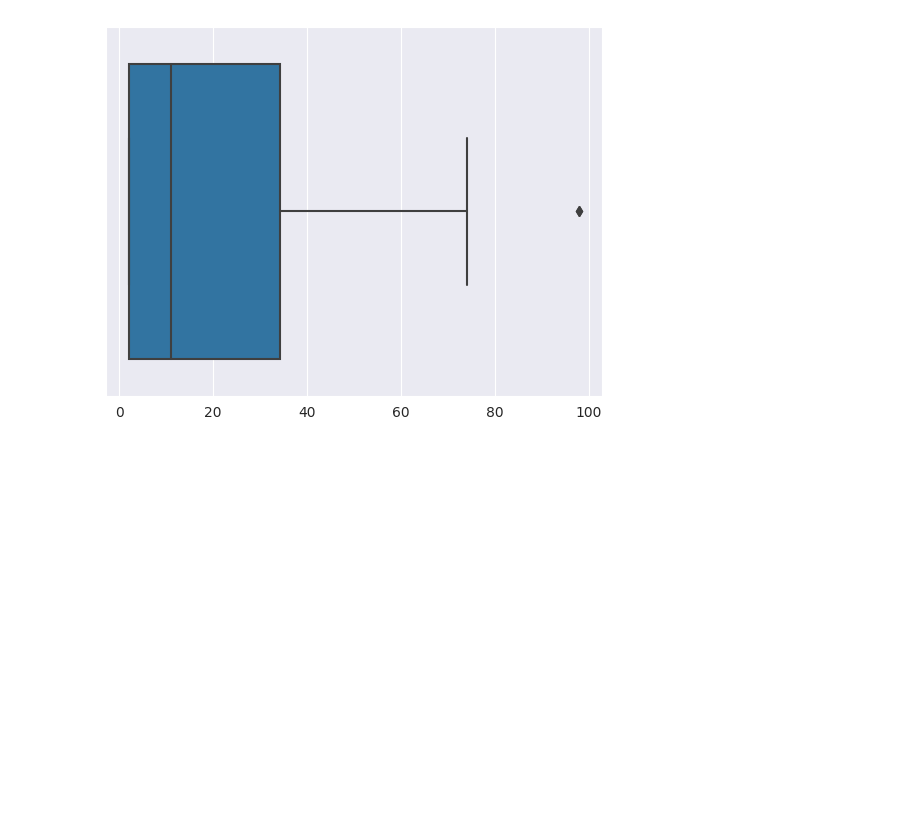
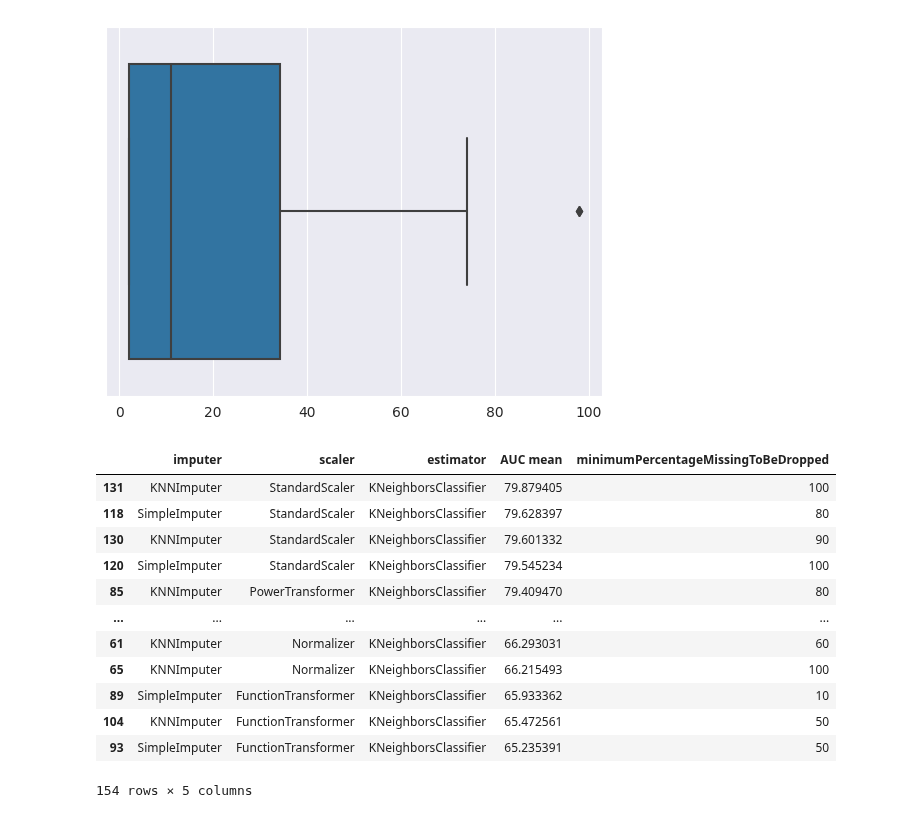
Before and after one commit to FinnHuelsbusch/UniMannheim-DataMining, a Jupyter notebook: output analysis.ipynb, the cells around one changed output. Saved outputs shown, nothing was run; the diff lists cells and outputs as text; code cells hidden in the pictures; blank space fills up the shorter version.

Commit message:
updated output

```diff
--- a/output analysis.ipynb
+++ b/output analysis.ipynb
@@ -4,7 +4,7 @@ import pandas as pd
 import seaborn as sns
 import matplotlib.pyplot as plt
 # %%
-with open('output.json') as file:
+with open('example_output.json') as file:
      measurements = json.load(file)['measurements']
 # %%
 groupedByImputer = {}
@@ -63,10 +63,23 @@ sns.boxplot(pd.Series([entry['best_params']['impute__n_neighbors'] for entry in
 # %%
 temp = []
 for entry in measurements:
-    if entry['scaler'] == 'RobustScaler':
-        continue
     temp.append([entry['imputer'], entry["scaler"], entry["estimator"], entry['AUC mean'], entry['minimumPercentageMissingToBeDropped']])
 df = pd.DataFrame(temp, columns=['imputer', 'scaler', 'estimator', 'AUC mean', 'minimumPercentageMissingToBeDropped'])
+df.sort_values(by='AUC mean', ascending=False)
+# %% [output]
+|  | imputer | scaler | estimator | AUC mean | minimumPercentageMissingToBeDropped |
+| 131 | KNNImputer | StandardScaler | KNeighborsClassifier | 79.879405 | 100 |
+| 118 | SimpleImputer | StandardScaler | KNeighborsClassifier | 79.628397 | 80 |
+| 130 | KNNImputer | StandardScaler | KNeighborsClassifier | 79.601332 | 90 |
+| 120 | SimpleImputer | StandardScaler | KNeighborsClassifier | 79.545234 | 100 |
+| 85 | KNNImputer | PowerTransformer | KNeighborsClassifier | 79.409470 | 80 |
+| ... | ... | ... | ... | ... | ... |
+| 61 | KNNImputer | Normalizer | KNeighborsClassifier | 66.293031 | 60 |
+| 65 | KNNImputer | Normalizer | KNeighborsClassifier | 66.215493 | 100 |
+| 89 | SimpleImputer | FunctionTransformer | KNeighborsClassifier | 65.933362 | 10 |
+| 104 | KNNImputer | FunctionTransformer | KNeighborsClassifier | 65.472561 | 50 |
+| 93 | SimpleImputer | FunctionTransformer | KNeighborsClassifier | 65.235391 | 50 |
+154 rows × 5 columns
 # %%
 for scaler in df['scaler'].unique():
     print(scaler)
```
Also changed, not shown: parts of 1 cell of this notebook.
